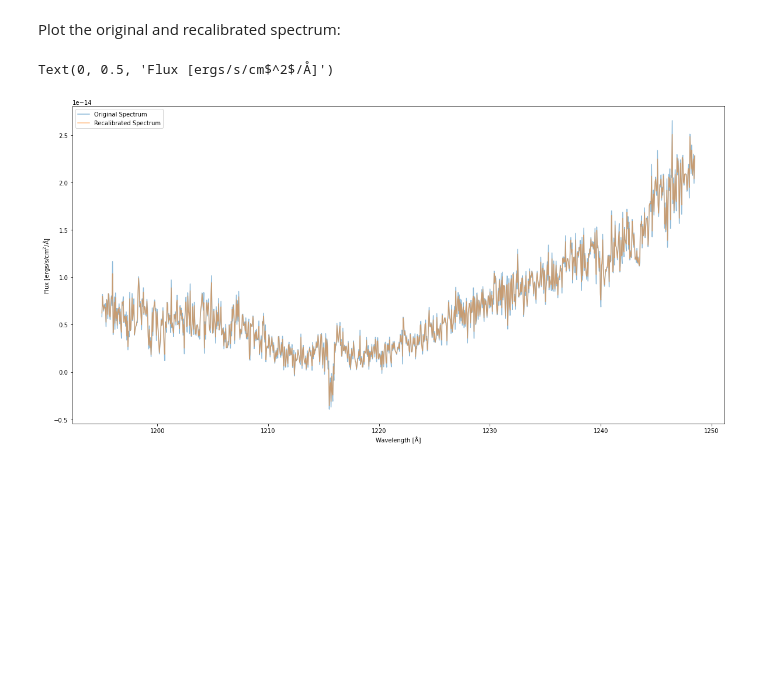
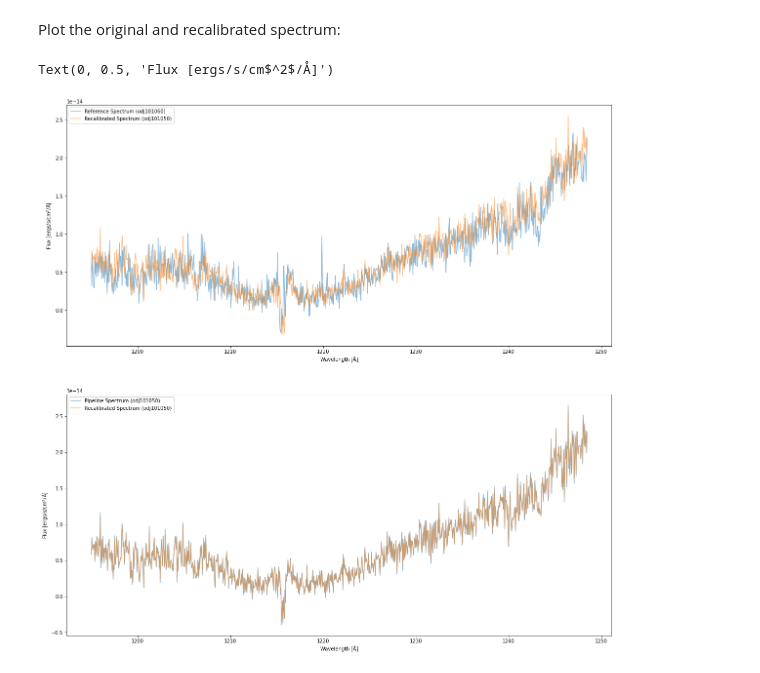
Before and after one commit to spacetelescope/STIS-Notebooks, a Jupyter notebook: correlation/cross-correlation.ipynb, the cells around one changed output. Saved outputs shown, nothing was run; the diff lists cells and outputs as text; code cells hidden in the pictures; blank space fills up the shorter version.

```diff
--- a/correlation/cross-correlation.ipynb
+++ b/correlation/cross-correlation.ipynb
@@ -72,0 +114,18 @@ Table length=8
+# %%
+pip_x1d = "./mastDownload/HST/odj101050/odj101050_x1d.fits"
+shifted_x1d = "./Shifted/odj101050_x1d.fits"
+
+with fits.open(pip_x1d) as hdu1, fits.open(shifted_x1d) as hdu2:
+    pip_wl = hdu1[1].data["WAVELENGTH"][0]
+    pip_flux = hdu1[1].data["FLUX"][0]
+
+    shifted_wl = hdu2[1].data["WAVELENGTH"][0]
+    shifted_flux = hdu2[1].data["FLUX"][0]
+
+fig = plt.figure(figsize=(20, 10))
+plt.plot(pip_wl,pip_flux,label="Pipeline Spectrum (odj101050)",alpha=0.5)
+plt.plot(shifted_wl,shifted_flux,label="Shifted spectrum (odj101050)",alpha=0.5)
+plt.legend(loc="best")
+plt.xlabel("Wavelength [" + chr(197) +"]")
+plt.ylabel("Flux [ergs/s/cm$^2$/Å]")
+plt.title("Pipeline and Shifted _x1d Spectrum")
@@ -222,22 +340,36 @@ End      16-Mar-2023 00:54:57 EDT
 # %% [markdown]
 Plot the original and recalibrated spectrum:
 # %%
+fig = plt.figure(figsize=(20, 20))
+plt.subplot(2,1,1)
+with fits.open("./mastDownload/HST/odj101060/odj101060_x1d.fits") as hdu1, fits.open("./Recalibration/odj101050_x1d.fits") as hdu2:
+    wl = hdu1[1].data["WAVELENGTH"][0][10:-10]
+
+    flux1 = hdu1[1].data["FLUX"][0][10:-10]
+    flux2 = np.interp(wl,hdu2[1].data["WAVELENGTH"][0][10:-10],hdu2[1].data["FLUX"][0][10:-10])
+
+plt.plot(wl,flux1,label="Reference Spectrum (odj101060)",alpha=0.5)
+plt.plot(wl,flux2,label="Recalibrated Spectrum (odj101050)",alpha=0.5)
+plt.legend(loc="best")
+plt.xlabel("Wavelength [" + chr(197) +"]")
+plt.ylabel("Flux [ergs/s/cm$^2$/Å]")
+# plt.xlim(1198,1210)
+
+plt.subplot(2,1,2)
 with fits.open("./mastDownload/HST/odj101050/odj101050_x1d.fits") as hdu1, fits.open("./Recalibration/odj101050_x1d.fits") as hdu2:
     wl = hdu1[1].data["WAVELENGTH"][0][10:-10]
 
     flux1 = hdu1[1].data["FLUX"][0][10:-10]
     flux2 = np.interp(wl,hdu2[1].data["WAVELENGTH"][0][10:-10],hdu2[1].data["FLUX"][0][10:-10])
-
-fig = plt.figure(figsize=(20, 10))
-plt.plot(wl,flux1,label="Original Spectrum",alpha=0.5)
-plt.plot(wl,flux2,label="Recalibrated Spectrum",alpha=0.5)
+plt.plot(wl,flux1,label="Pipeline Spectrum (odj101050)",alpha=0.5)
+plt.plot(wl,flux2,label="Recalibrated Spectrum (odj101050)",alpha=0.5)
 plt.legend(loc="best")
-plt.xlabel('Wavelength [' + chr(197) +']')
-plt.ylabel("Flux [ergs/s/cm$^2$/" + chr(197) +"]")
-# plt.xlabel(1238,1242)
+plt.xlabel("Wavelength [" + chr(197) +"]")
+plt.ylabel("Flux [ergs/s/cm$^2$/Å]")
+# plt.xlim(1198,1210)
 # %% [output]
-Text(0, 0.5, 'Flux [ergs/s/cm$^2$/Å]')
+Text(0, 0.5, 'Flux [ergs/s/cm$^2$/Å]')
-[figure, old version]
+[figure, new version]
 # %% [markdown]
 
 ---
```
Also changed, not shown: parts of 29 cells of this notebook, 1 other file.
